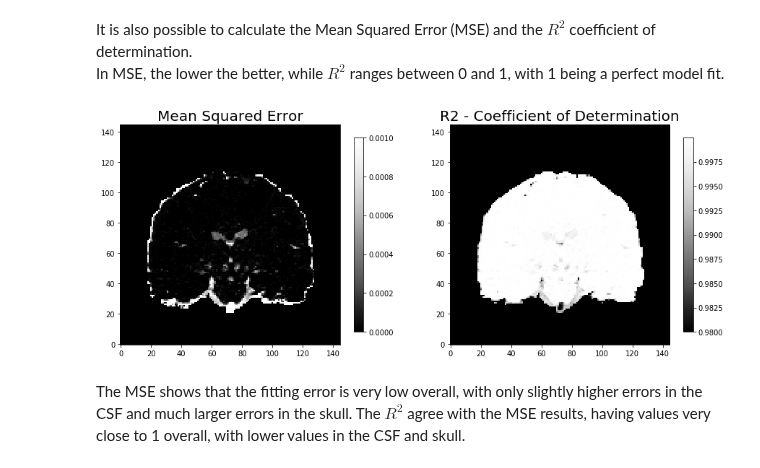
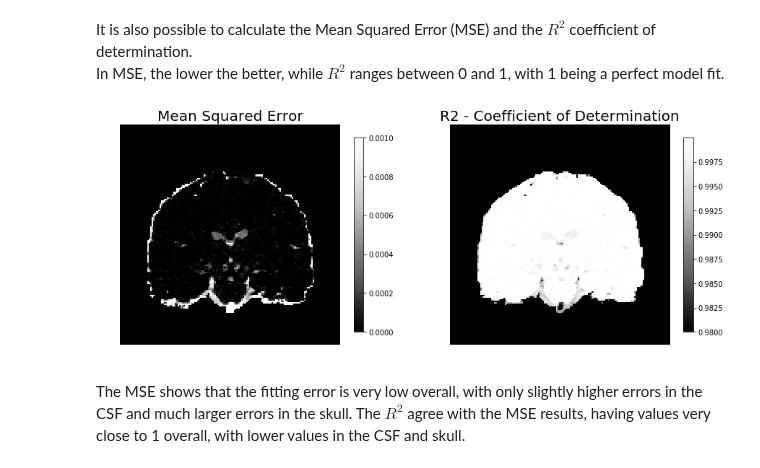
Before and after one commit to AthenaEPI/dmipy, a Jupyter notebook: examples/example_multi_compartment_spherical_mean_technique.ipynb, the cells around one changed output. Saved outputs shown, nothing was run; the diff lists cells and outputs as text; code cells hidden in the pictures.

```diff
--- a/examples/example_multi_compartment_spherical_mean_technique.ipynb
+++ b/examples/example_multi_compartment_spherical_mean_technique.ipynb
@@ -53,6 +33,5 @@ parameter_links_smt = [
 # %%
 from mipy.core import modeling_framework
 mcsmt_mod = modeling_framework.MultiCompartmentModel(
-    models=[stick_mean, zeppelin_mean],
-    parameter_links=parameter_links_smt
-)
+    models=[stick_mean, zeppelin_mean])
+mcsmt_mod.parameter_names
@@ -59,3 +44,7 @@ mcsmt_mod = modeling_framework.MultiCompartmentModel(
+# %%
+mcsmt_mod.set_tortuous_parameter('G4ZeppelinSphericalMean_1_lambda_perp',
+    'C1StickSphericalMean_1_lambda_par','partial_volume_0', 'partial_volume_1')
+mcsmt_mod.set_equal_parameter('G4ZeppelinSphericalMean_1_lambda_par', 'C1StickSphericalMean_1_lambda_par')
 # %% [markdown]
 ## Real data example
 # %%
@@ -95,16 +87,18 @@ In MSE, the lower the better, while $R^2$ ranges between 0 and 1, with 1 being a
 # %%
 mse = mcsmt_fit_hcp.mean_squared_error(data_hcp)
 R2 = mcsmt_fit_hcp.R2_coefficient_of_determination(data_hcp)
 
 fig, axs = plt.subplots(1, 2, figsize=[15, 15])
 cf = axs[0].imshow(mse.squeeze().T, origin=True, vmax=1e-3, cmap='Greys_r')
 fig.colorbar(cf, ax=axs[0], shrink=0.33)
 axs[0].set_title('Mean Squared Error', fontsize=20)
+axs[0].set_axis_off()
 cf = axs[1].imshow(R2.squeeze().T, origin=True, vmin=.98, cmap='Greys_r')
 fig.colorbar(cf, ax=axs[1], shrink=0.33)
-axs[1].set_title('R2 - Coefficient of Determination', fontsize=20);
+axs[1].set_title('R2 - Coefficient of Determination', fontsize=20)
+axs[1].set_axis_off();
 # %% [output]
-[figure, old version]
+[figure, new version]
 # %% [markdown]
 The MSE shows that the fitting error is very low overall, with only slightly higher errors in the CSF and much larger errors in the skull. The $R^2$ agree with the MSE results, having values very close to 1 overall, with lower values in the CSF and skull.
 # %% [markdown]
```
Also changed, not shown: parts of 5 cells of this notebook.
